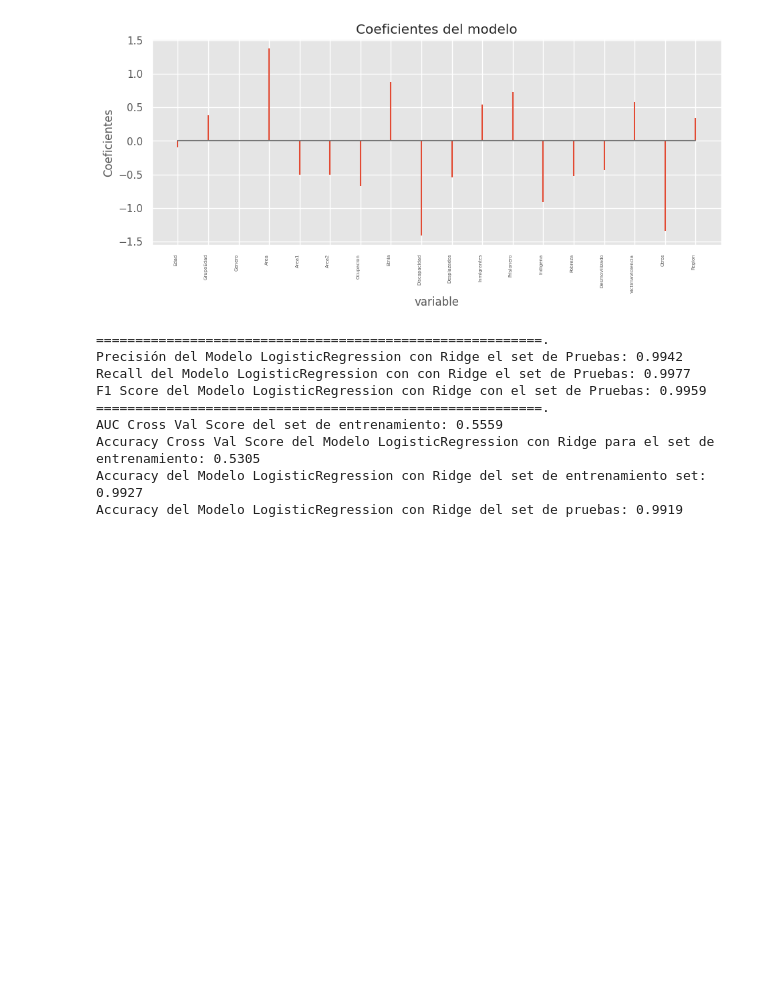
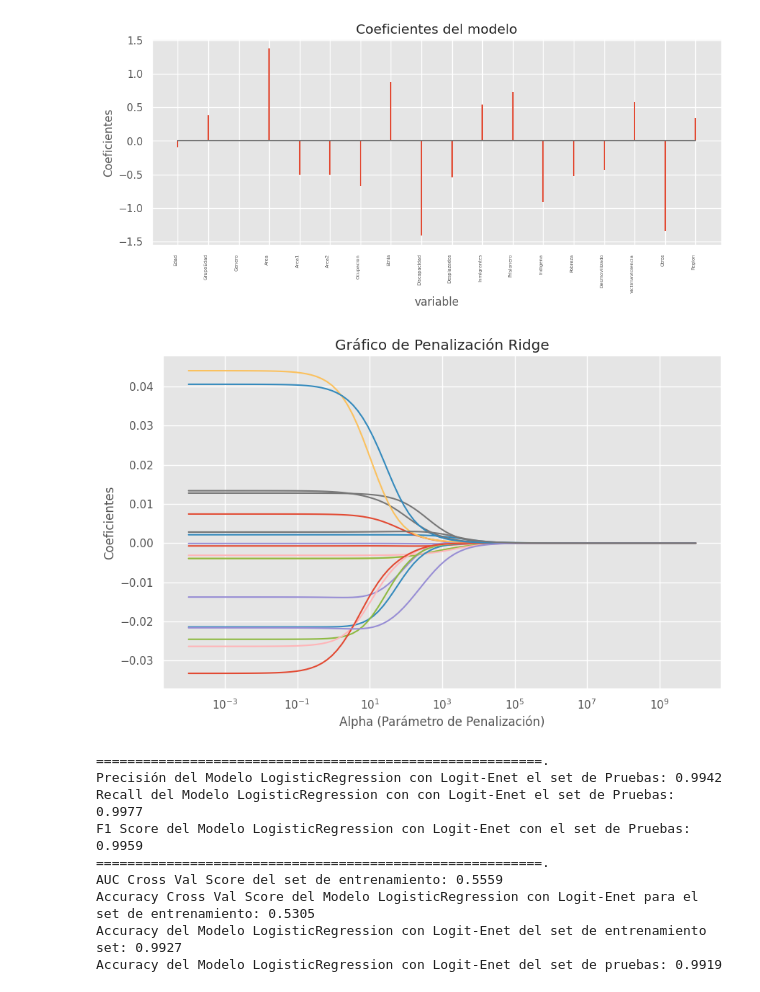
Before and after one commit to cam2149/MachinelearningI, a Jupyter notebook: Examen3_Ejercicio4.ipynb, the cells around one changed output. Saved outputs shown, nothing was run; the diff lists cells and outputs as text; code cells hidden in the pictures; blank space fills up the shorter version.

```diff
--- a/Examen3_Ejercicio4.ipynb
+++ b/Examen3_Ejercicio4.ipynb
@@ -656,2 +651,28 @@ def get_value_from_linspace(vector):
+# %%
+# Crear una lista de valores de alpha para la penalización Lasso
+alphas = np.logspace(-4, 10, 100)
+# Crear una lista para almacenar los coeficientes para cada valor de alpha
+coefs = []
+# Iterar sobre los valores de alpha y ajustar el modelo Lasso
+for alpha in alphas:
+    ridge_model = Ridge(alpha=alpha)
+    ridge_model.fit(X_train, y_train)
+    coefs.append(ridge_model.coef_)
+
+# Convertir la lista de coeficientes a un array NumPy
+coefs = np.array(coefs)
+
+# Graficar la penalización Lasso
+plt.figure(figsize=(10, 6))
+ax = plt.gca()
+ax.plot(alphas, coefs)
+ax.set_xscale('log')
+plt.xlabel('Alpha (Parámetro de Penalización)')
+plt.ylabel('Coeficientes')
+plt.title('Gráfico de Penalización Ridge')
+#plt.legend(X.columns)
+plt.show()
+# %% [output]
+[figure, added]
 # %%
 # Ajustar modelo Logit-Enet
@@ -660,9 +689,12 @@ enet_model.fit(X_train, y_train)
 y_pred_enet_model = enet_model.predict(X_test)
 # %%
 print("=========================================================.")
-print("Precisión del Modelo LogisticRegression con Logit-Enet el set de Pruebas: {:.4f}".format(precision_score(y_test, y_pred_enet_model)))
-print('Recall del Modelo LogisticRegression con con Logit-Enet el set de Pruebas: {:.4f}'.format(recall_score(y_test, y_pred_enet_model)))
-print('F1 Score del Modelo LogisticRegression con Logit-Enet con el set de Pruebas: {:.4f}'.format(f1_score(y_test, y_pred_enet_model)))
+enet_model_precision_score = precision_score(y_test, y_pred_enet_model)
+print("Precisión del Modelo LogisticRegression con Logit-Enet el set de Pruebas: {:.4f}".format(enet_model_precision_score))
+enet_model_recall_score = recall_score(y_test, y_pred_enet_model)
+print('Recall del Modelo LogisticRegression con con Logit-Enet el set de Pruebas: {:.4f}'.format(enet_model_recall_score))
+enet_model_f1_score = f1_score(y_test, y_pred_enet_model)
+print('F1 Score del Modelo LogisticRegression con Logit-Enet con el set de Pruebas: {:.4f}'.format(enet_model_f1_score))
 print("=========================================================.")
 scores = cross_val_score(enet_model,X_train,y_train,cv=5,scoring='roc_auc',n_jobs=-1)
 enet_model_roc_auc = scores.mean()
@@ -676,11 +708,11 @@ enet_model_score_test = enet_model.score(X_test, y_test)
 print("Accuracy del Modelo LogisticRegression con Logit-Enet del set de pruebas: {:.4f}".format(enet_model_score_test))
 # %% [output]
 =========================================================.
-Precisión del Modelo LogisticRegression con Ridge el set de Pruebas: 0.9942
-Recall del Modelo LogisticRegression con con Ridge el set de Pruebas: 0.9977
-F1 Score del Modelo LogisticRegression con Ridge con el set de Pruebas: 0.9959
+Precisión del Modelo LogisticRegression con Logit-Enet el set de Pruebas: 0.9942
+Recall del Modelo LogisticRegression con con Logit-Enet el set de Pruebas: 0.9977
+F1 Score del Modelo LogisticRegression con Logit-Enet con el set de Pruebas: 0.9959
 =========================================================.
 AUC Cross Val Score del set de entrenamiento: 0.5559
-Accuracy Cross Val Score del Modelo LogisticRegression con Ridge para el set de entrenamiento: 0.5305
-Accuracy del Modelo LogisticRegression con Ridge del set de entrenamiento set: 0.9927
-Accuracy del Modelo LogisticRegression con Ridge del set de pruebas: 0.9919
+Accuracy Cross Val Score del Modelo LogisticRegression con Logit-Enet para el set de entrenamiento: 0.5305
+Accuracy del Modelo LogisticRegression con Logit-Enet del set de entrenamiento set: 0.9927
+Accuracy del Modelo LogisticRegression con Logit-Enet del set de pruebas: 0.9919
```
Also changed, not shown: parts of 4 cells of this notebook.
